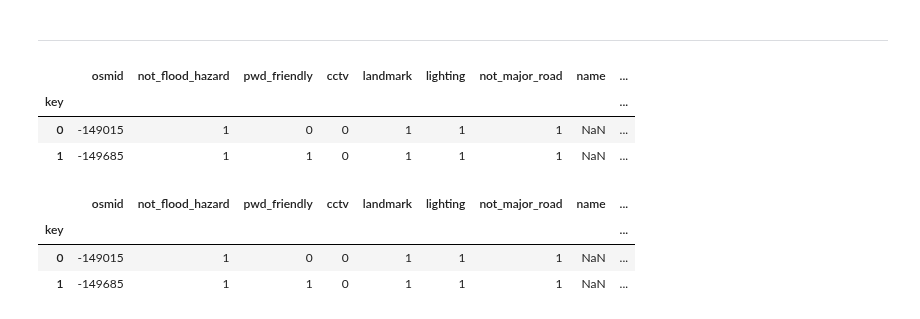
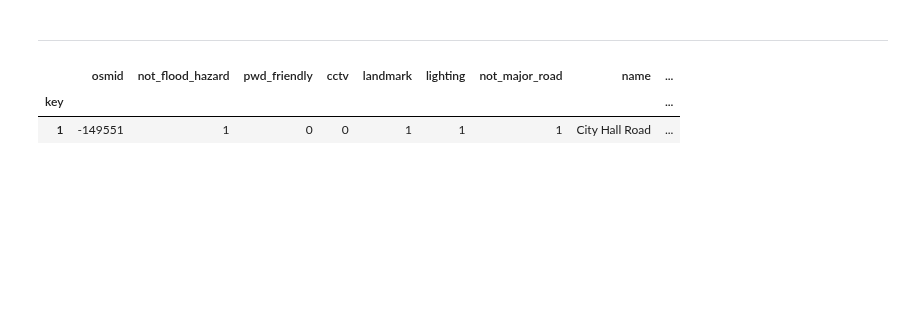
Before and after one commit to spider4929/Pathfinder_API, a Jupyter notebook: test_2.ipynb, the cells around one changed output. Drawn from its saved outputs; the diff is of its cells as text; code cells hidden in the pictures; blank space fills up the shorter version.

```diff
--- a/test_2.ipynb
+++ b/test_2.ipynb
@@ -386,7 +378,7 @@ profile = {"not_flood_hazard": 1,
             "lighting": 1,
             "not_major_road": 1}
 # %%
-coordinates = [14.632992156933337, 121.09862890942227, 14.63116849129309, 121.08214434875264]
+coordinates = [14.632992334761282, 121.0986365928205, 14.631188011092318, 121.0821379185633]
 # %%
 # comes from application request
 origin = {
@@ -419,4 +411,4 @@ adjusted_profile = api_profile(weather_condition, profile)
 # %% [markdown]
 -------------------------------------------------------------------------------
 # %%
-#edges = report_update_graph(graph, edges, origin, destination)
+edges = report_update_graph(edges, origin, destination)
@@ -474,16 +414,0 @@ edges.loc[(-243422, -245302)]
-# %%
-if not reports:
-    pass
-else:
-    for report in reports:
-        if 'closure' in report['category']:
-            nearest_edge = eval(report['edges'])
-            edges.loc[(nearest_edge[0], nearest_edge[1]), 'closed'] = '1'
-        elif 'not' in report['category']:
-            nearest_edge = eval(report['edges'])
-            category = report['category'][4:]
-            edges.loc[(nearest_edge[0], nearest_edge[1]), category] = '0'
-        else:
-            nearest_edge = eval(report['edges'])
-            category = report['category']
-            edges.loc[(nearest_edge[0], nearest_edge[1]), category] = '1'
@@ -507,18 +414,0 @@ edges.loc[(-248791, -247094)]
-# %%
-i = 0
-
-if not reports:
-    pass
-else:
-    for report in reports:
-        if 'closed' in report['category']:
-            edges.loc[(nearest_edges[i][0], nearest_edges[i][1]), 'closed'] = '1'
-            i += 1
-        elif 'not' in report['category']:
-            category = report['category'][4:]
-            edges.loc[(nearest_edges[i][0], nearest_edges[i][1]), category] = '0'
-            i += 1
-        else:
-            category = report['category']
-            edges.loc[(nearest_edges[i][0], nearest_edges[i][1]), category] = '1'
-            i += 1
@@ -525,23 +437,15 @@ else:
 # %% [markdown]
 -------------------------------------------------------------------------------
 # %%
-edges.loc[(-248791, -247094)]
+edges.loc[(-238558, -243964)]
 # %% [output]
 |  | osmid | not_flood_hazard | pwd_friendly | cctv | landmark | lighting | not_major_road | name | ... |
 | key |  |  |  |  |  |  |  |  | ... |
-| 0 | -149015 | 1 | 0 | 0 | 1 | 1 | 1 | NaN | ... |
-| 1 | -149685 | 1 | 1 | 0 | 1 | 1 | 1 | NaN | ... |
+| 1 | -149551 | 1 | 0 | 0 | 1 | 1 | 1 | City Hall Road | ... |
 # %%
 edges['weight'] = edges.apply(
         lambda row: adjust_weight(row['length'], row, adjusted_profile), axis = 1
         )
-# %%
-edges.loc[(-248791, -247094)]
-# %% [output]
-|  | osmid | not_flood_hazard | pwd_friendly | cctv | landmark | lighting | not_major_road | name | ... |
-| key |  |  |  |  |  |  |  |  | ... |
-| 0 | -149015 | 1 | 0 | 0 | 1 | 1 | 1 | NaN | ... |
-| 1 | -149685 | 1 | 1 | 0 | 1 | 1 | 1 | NaN | ... |
 # %%
 final_graph = osmnx.graph_from_gdfs(
         osmnx.graph_to_gdfs(graph, edges=False),
```
Also changed, not shown: parts of 16 cells of this notebook, 2 other files.
